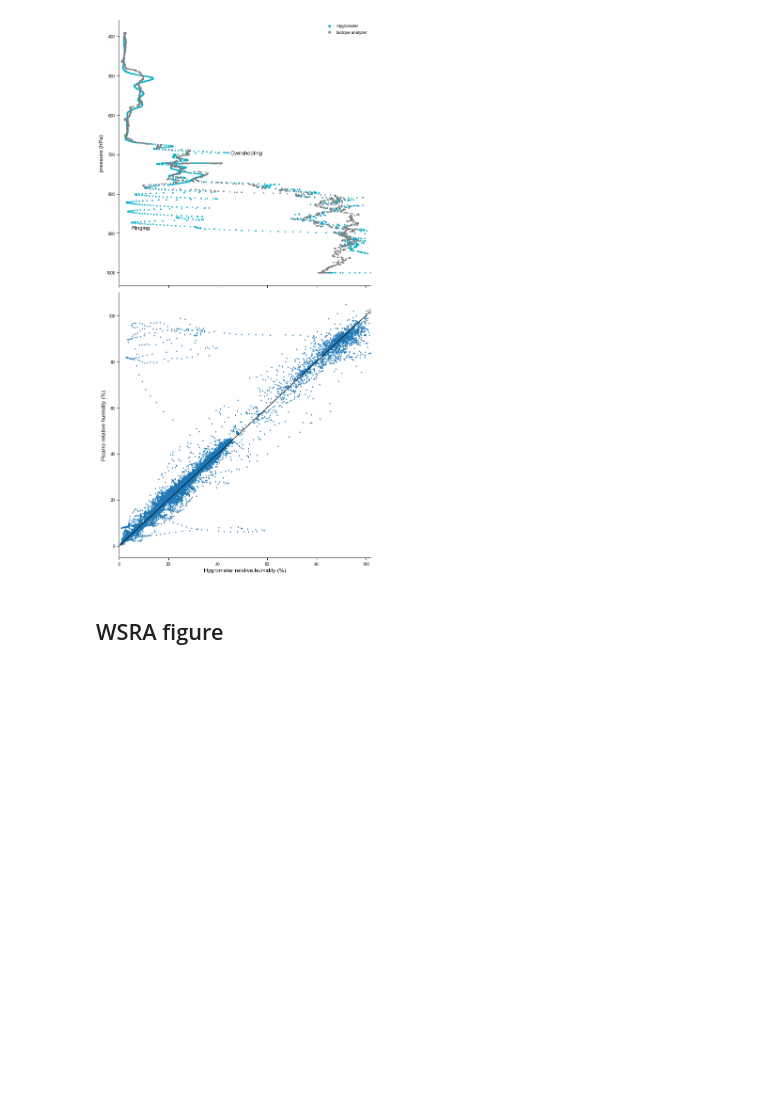
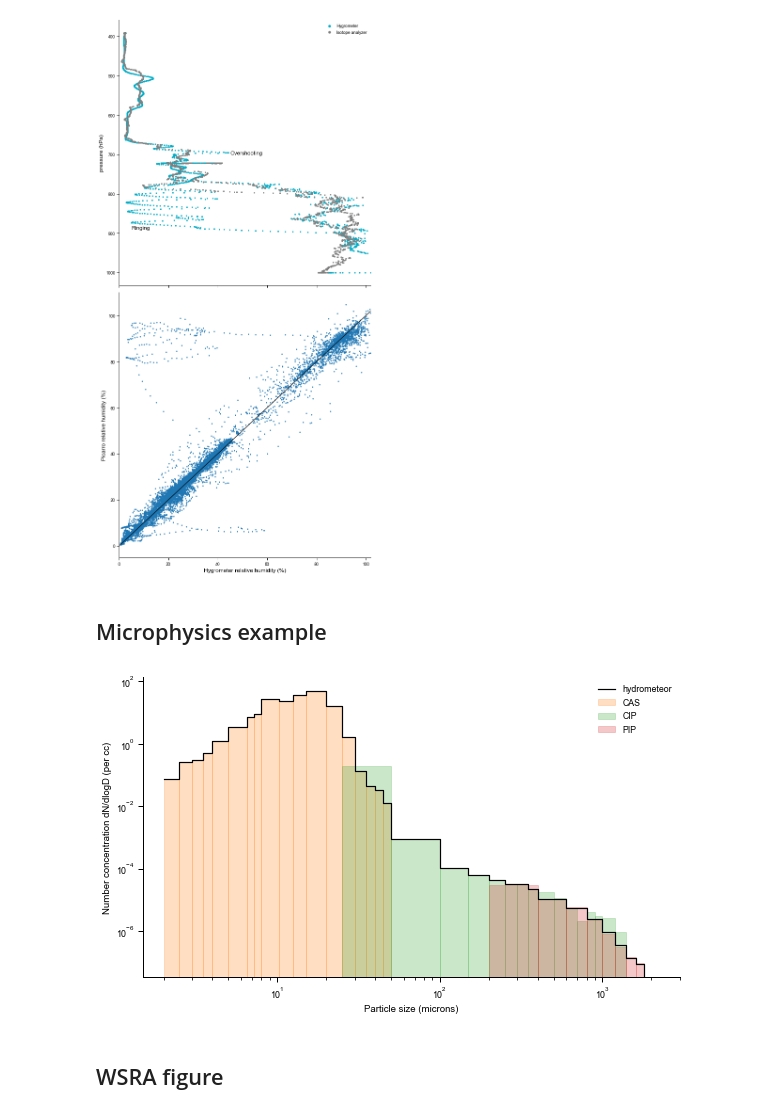
Before and after one commit to RobertPincus/atomic-p3-data-paper, a Jupyter notebook: Figures.ipynb, the cells around one changed output. Drawn from its saved outputs; the diff is of its cells as text; code cells hidden in the pictures; blank space fills up the shorter version.

Commit message:
Add figure showing example microphysics data

```diff
--- a/Figures.ipynb
+++ b/Figures.ipynb
@@ -179,3 +183,15 @@ swift_dates
+# %%
+#
+# Microphysics example, currently hosted at NOAA PSL
+#
+micro_example = xr.open_dataset('https://psl.noaa.gov/thredds/dodsC/Datasets/ATOMIC/data/' +
+                                'p3/Microphysics/EUREC4A_ATOMIC_P3_microphysics_20200205_v1.0.nc')
+#
+# An interesting time period identified by Mason Leandro (UCSC)
+#
+micro_subset = micro_example.sel(time = slice(datetime.datetime(2020, 2, 5, 19, 51, 48),
+                                              datetime.datetime(2020, 2, 5, 20,  7, 18)))
+micro_subset=micro_subset.mean(dim="time")
 # %% [markdown]
 ## Figures
 # %% [markdown]
@@ -449,6 +465,57 @@ if saveFigs:
     fig.savefig(figDir.joinpath("Water-vapor-comparision.pdf"), dpi=600, transparent=True, bbox_inches = "tight")
 # %% [output]
 [figure]
+# %% [markdown]
+## Microphysics example
+# %%
+sns.set_context("paper")
+fig, ax = plt.subplots(figsize=[8.3, 5])
+
+drop_size_min = 2. # Boundary between clouds and aerosols
+
+#
+# Figure to show concentration as dN/dlog10D from the synthesized datasets (lines)
+#   and the individual instruments (boxes)
+#
+# Hydrometeors
+#
+size_bnds = micro_subset.hydrometeor_size_bnds
+conc      = micro_subset.hydrometeor_number_concentration / \
+            (np.log10(size_bnds[:,1]) - np.log10(size_bnds[:,0]))
+ax.plot(size_bnds.values.flatten(),
+        np.repeat(conc, 2),
+        color="black", label = "hydrometeor")
+ax.set_xscale("log")
+ax.set_yscale("log")
+
+#
+# Rectangles for the individual instruments
+#
+for i, inst in enumerate(["CAS", "CIP", "PIP"]):
+    size      = micro_subset["{}_size".format(inst)]
+    size_bnds = micro_subset["{}_size_bnds".format(inst)]
+    conc      = micro_subset["{}_number_concentration".format(inst)]  / \
+                (np.log10(size_bnds[:,1]) - np.log10(size_bnds[:,0]))
+    if inst == "CAS":
+        size = size.where(size > drop_size_min)
+        conc = conc.where(size > drop_size_min)
+    for b in range(len(size)):
+        ax.add_patch(Rectangle(xy=(size_bnds.isel(bnds=0)[b].values, 0),
+                      width = np.diff(size_bnds[b]),
+                      height = conc[b].values,
+                      alpha = 0.25, color = cc.glasbey_category10[i+1],
+                      label = inst if b == 0 else None))
+ax.legend(frameon=False)
+ax.set_xlim(1.5, 3000)
+ax.set_xlabel("Particle size (microns)")
+ax.set_ylabel("Number concentration dN/dlogD (per cc)")
+sns.despine()
+plt.tight_layout()
+
+if saveFigs:
+    fig.savefig(figDir.joinpath("Microphysics.pdf"), dpi=600, transparent=True, bbox_inches = "tight")
+# %% [output]
+[figure, added]
 # %% [markdown]
 ## WSRA figure
 # %%
```
Also changed, not shown: parts of 2 cells of this notebook.
